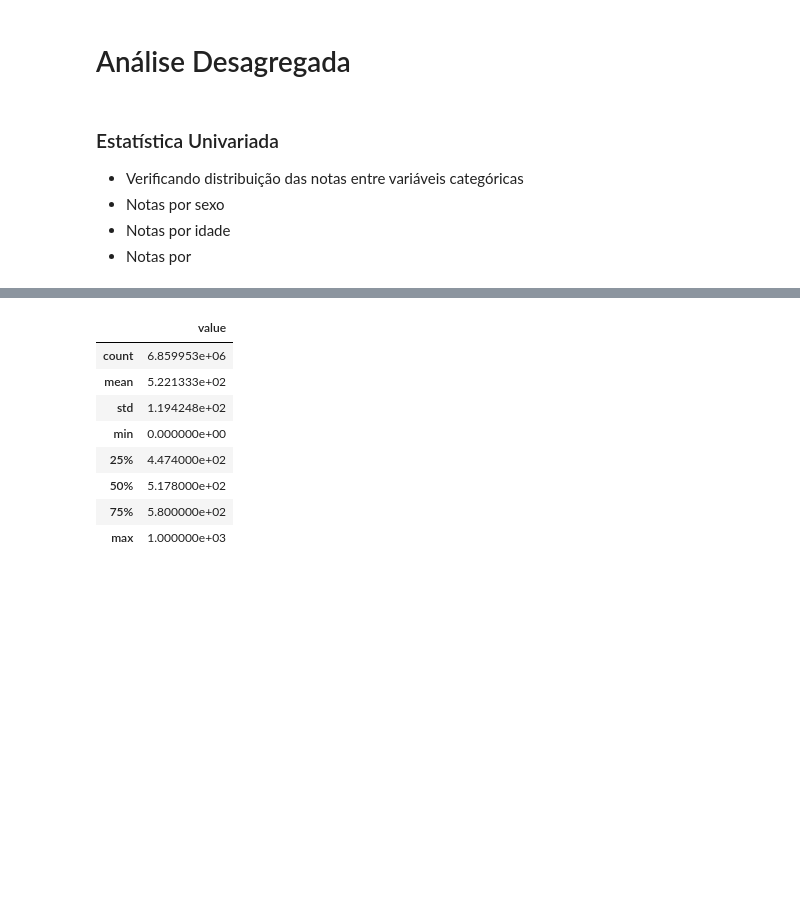
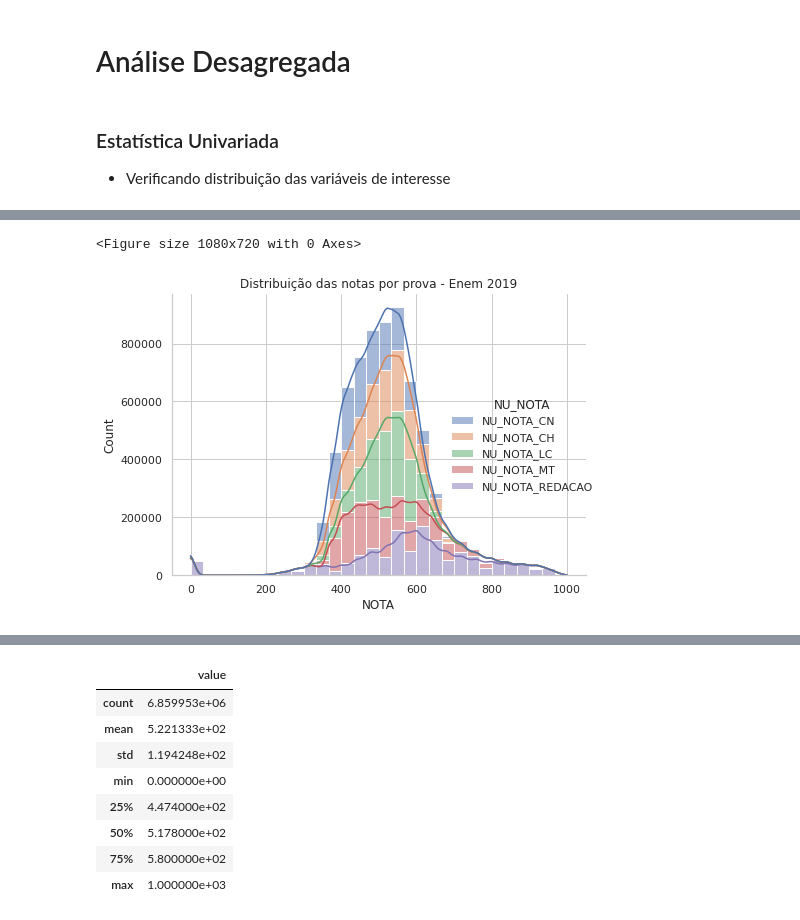
Before and after one commit to JV-Nunes/Relatorio-Conectividade, a Jupyter notebook: Analise/EDA/Enem.ipynb, the cells around one changed output, grey strips where cells are left out. Saved outputs shown, nothing was run; the diff lists cells and outputs as text; code cells hidden in the pictures; blank space fills up the shorter version.

```diff
--- a/Analise/EDA/Enem.ipynb
+++ b/Analise/EDA/Enem.ipynb
@@ -68,10 +68,7 @@ Taxa de filtragem:  0.6851020309230054
 # Análise Desagregada
 # %% [markdown]
 ### Estatística Univariada
-- Verificando distribuição das notas entre variáveis categóricas
-- Notas por sexo
-- Notas por idade
-- Notas por
+- Verificando distribuição das variáveis de interesse
 # %%
 enem19.head()
 # %% [output]
@@ -81,3 +78,17 @@ enem19.head()
 | 11 | 2019 | 4 | M | 1 | 4 | 1 | NaN | ... |
 | 13 | 2019 | 6 | F | 1 | 1 | 1 | NaN | ... |
 | 15 | 2019 | 4 | M | 1 | 2 | 1 | NaN | ... |
+# %%
+notas_totais = [col for col in enem19.columns if 'NU_NOTA_' in col and 'COMP' not in col]
+# %%
+disp_notas = enem19.melt(value_vars=notas_totais, var_name='NU_NOTA', value_name='NOTA')
+# %%
+# Plotando a distibuição das notas
+fig = plt.figure(figsize=(15,10))
+sns.set_theme(style='whitegrid')
+sns.displot(x='NOTA', data=disp_notas, hue='NU_NOTA', multiple='stack', bins=30, kde=True);
+plt.title('Distribuição das notas por prova - Enem 2019')
+plt.tight_layout()
+# %% [output]
+<Figure size 1080x720 with 0 Axes>
+[figure, added]
```
Also changed, not shown: parts of 16 cells of this notebook, 13 other files.
